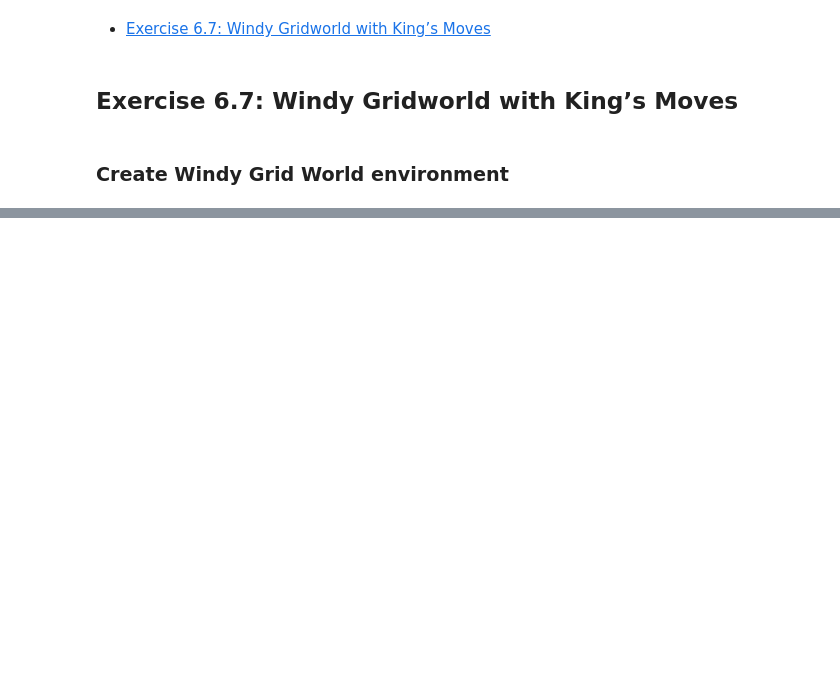
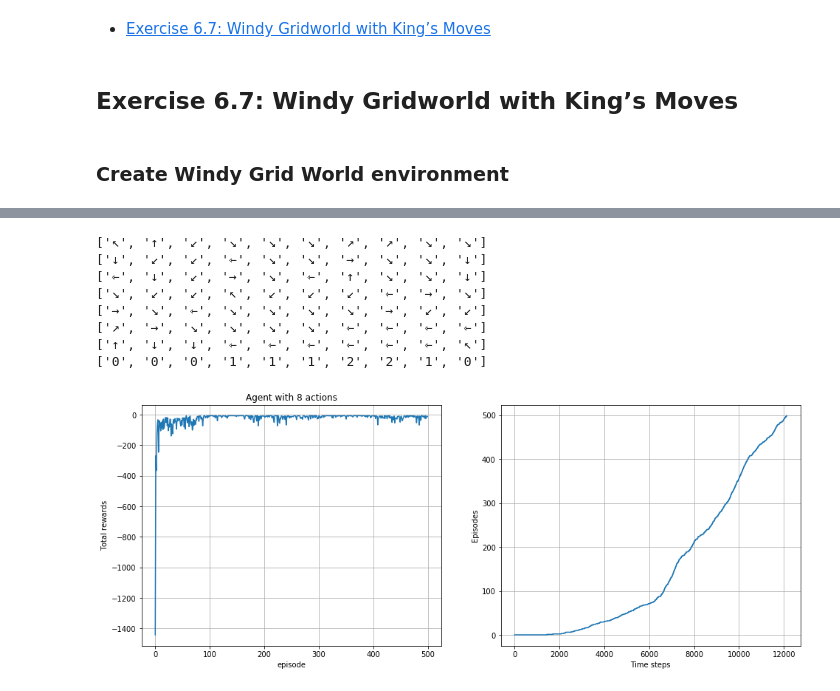
Before and after one commit to regata/rl-book, a Jupyter notebook: ch6.ipynb, the cells around one changed output, grey strips where cells are left out. Drawn from its saved outputs; the diff is of its cells as text; code cells hidden in the pictures; blank space fills up the shorter version.

```diff
--- a/ch6.ipynb
+++ b/ch6.ipynb
@@ -61,0 +198,13 @@ class SarsaAgent(object):
+# %%
+agent8 = SarsaAgent(world, actions8)
+evaluate(agent8, 'Agent with 8 actions')
+# %% [output]
+['↖', '↑', '↙', '↘', '↘', '↘', '↗', '↗', '↘', '↘']
+['↓', '↙', '↙', '⇽', '↘', '↘', '→', '↘', '↘', '↓']
+['⇽', '↓', '↙', '→', '↘', '⇽', '↑', '↘', '↘', '↓']
+['↘', '↙', '↙', '↖', '↙', '↙', '↙', '⇽', '→', '↘']
+['→', '↘', '⇽', '↘', '↘', '↘', '↘', '→', '↙', '↙']
+['↗', '→', '↘', '↘', '↘', '↘', '⇽', '⇽', '⇽', '⇽']
+['↑', '↓', '↓', '⇽', '⇽', '⇽', '⇽', '⇽', '⇽', '↖']
+['0', '0', '0', '1', '1', '1', '2', '2', '1', '0']
+[figure, added]
```
Also changed, not shown: parts of 15 cells of this notebook.
